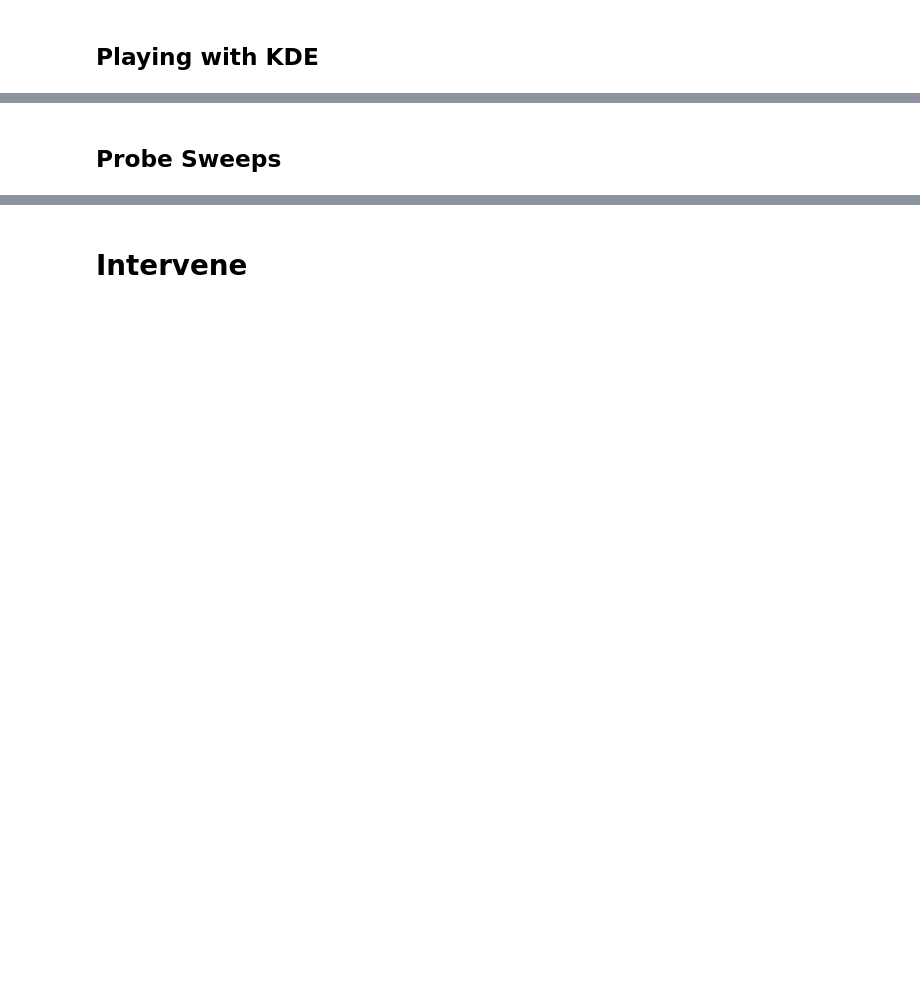
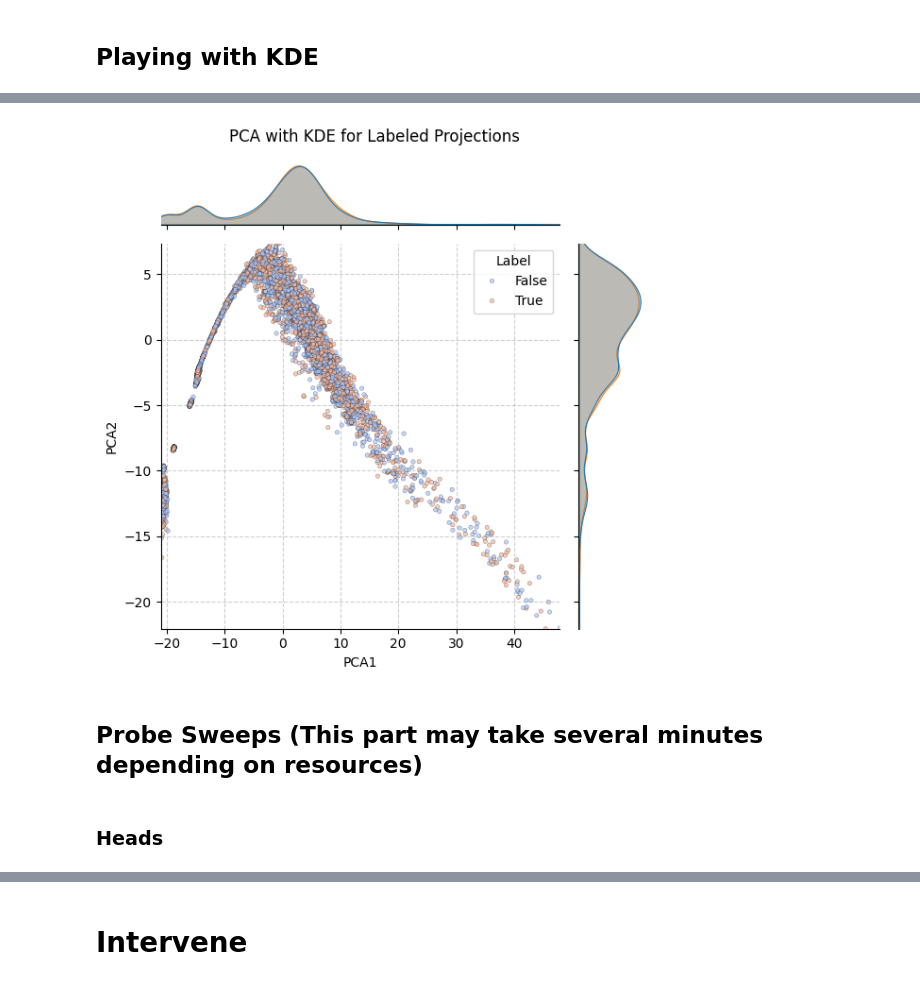
Before and after one commit to Supersheep7/belief-repr1, a Jupyter notebook: exp1.ipynb, the cells around one changed output, grey strips where cells are left out. Drawn from its saved outputs; the diff is of its cells as text; code cells hidden in the pictures; blank space fills up the shorter version.

```diff
--- a/exp1.ipynb
+++ b/exp1.ipynb
@@ -329,11 +359,15 @@ kde(data=data, labels=labels, model=probe,
 # %%
-# Plot PCA'd data
+# Plot PCA'd data for the same head
 
 kde(data=data, labels=labels, model=probe,
-    n_dir=2, zoom_strength=0.5, adjust=0.01,
+    n_dir=2, zoom_strength=0.0, adjust=1,
     kernel=False, scatter=True, pca=True)
+# %% [output]
+[figure, added]
-# %% [markdown]
-## Probe Sweeps
+# %% [markdown]
+## Probe Sweeps (This part may take several minutes depending on resources)
+# %% [markdown]
+### Heads
 # %%
 probe_config.var_normalize = False
 probe_config.verbose = False
```
Also changed, not shown: parts of 21 cells of this notebook, 4 other files.
